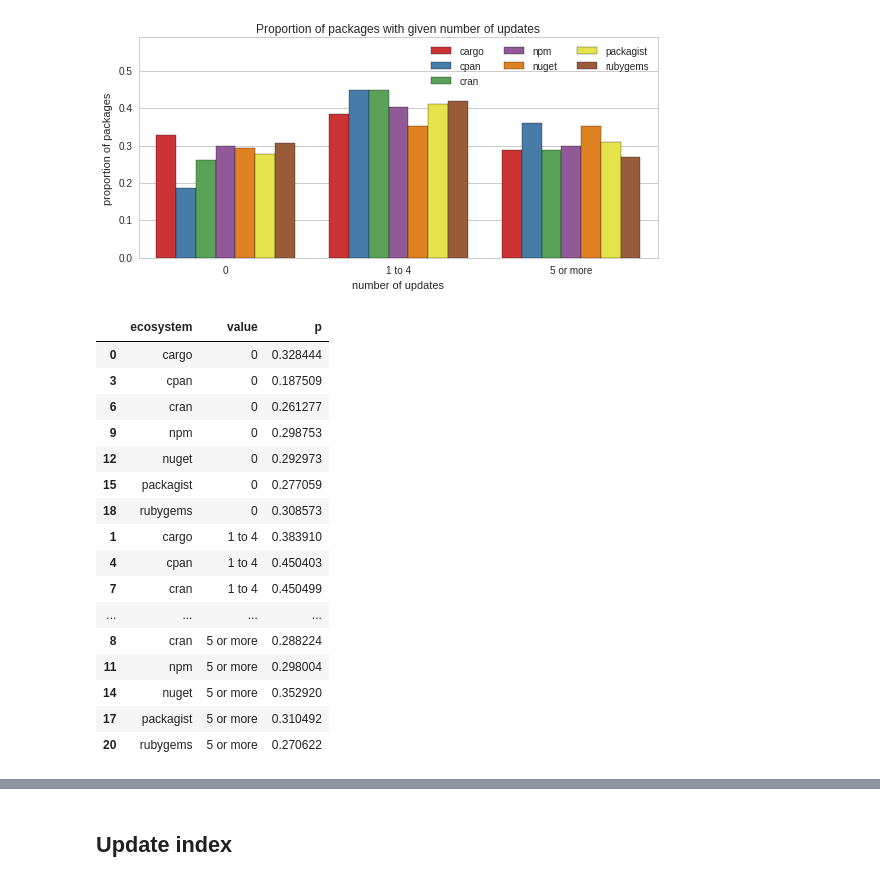
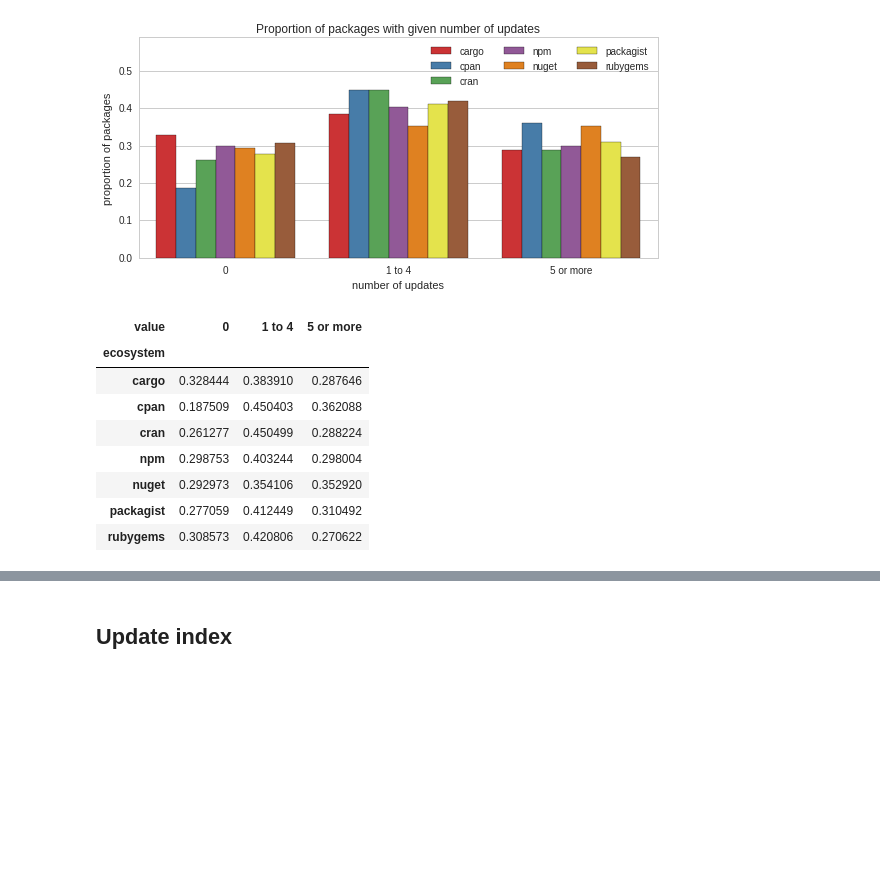
Before and after one commit to AlexandreDecan/ecos-emse, a Jupyter notebook: notebooks/Ecosystem activity.ipynb, the cells around one changed output, grey strips where cells are left out. Cells and saved outputs as stored; diff of their text form; code cells hidden in the pictures; blank space fills up the shorter version.

```diff
--- a/notebooks/Ecosystem activity.ipynb
+++ b/notebooks/Ecosystem activity.ipynb
@@ -582,22 +582,21 @@ savefig(figure, 'act_nb_packages_updates_by_package')
 # %% [output]
 [figure]
 # %%
-pandas.DataFrame.from_records(data_temp, columns=['ecosystem', 'value', 'p']).sort_values(['value', 'ecosystem'])
+(
+    pandas.DataFrame.from_records(
+        data_temp,
+        columns=['ecosystem', 'value', 'p']
+    )
+    .sort_values(['value', 'ecosystem'])
+    .pivot('ecosystem', 'value', 'p')
+)
 # %% [output]
-|  | ecosystem | value | p |
-| 0 | cargo | 0 | 0.328444 |
-| 3 | cpan | 0 | 0.187509 |
-| 6 | cran | 0 | 0.261277 |
-| 9 | npm | 0 | 0.298753 |
-| 12 | nuget | 0 | 0.292973 |
-| 15 | packagist | 0 | 0.277059 |
-| 18 | rubygems | 0 | 0.308573 |
-| 1 | cargo | 1 to 4 | 0.383910 |
-| 4 | cpan | 1 to 4 | 0.450403 |
-| 7 | cran | 1 to 4 | 0.450499 |
-| ... | ... | ... | ... |
-| 8 | cran | 5 or more | 0.288224 |
-| 11 | npm | 5 or more | 0.298004 |
-| 14 | nuget | 5 or more | 0.352920 |
-| 17 | packagist | 5 or more | 0.310492 |
-| 20 | rubygems | 5 or more | 0.270622 |
+| value | 0 | 1 to 4 | 5 or more |
+| ecosystem |  |  |  |
+| cargo | 0.328444 | 0.383910 | 0.287646 |
+| cpan | 0.187509 | 0.450403 | 0.362088 |
+| cran | 0.261277 | 0.450499 | 0.288224 |
+| npm | 0.298753 | 0.403244 | 0.298004 |
+| nuget | 0.292973 | 0.354106 | 0.352920 |
+| packagist | 0.277059 | 0.412449 | 0.310492 |
+| rubygems | 0.308573 | 0.420806 | 0.270622 |
```
Also changed, not shown: parts of 3 cells of this notebook, 2 other files.
